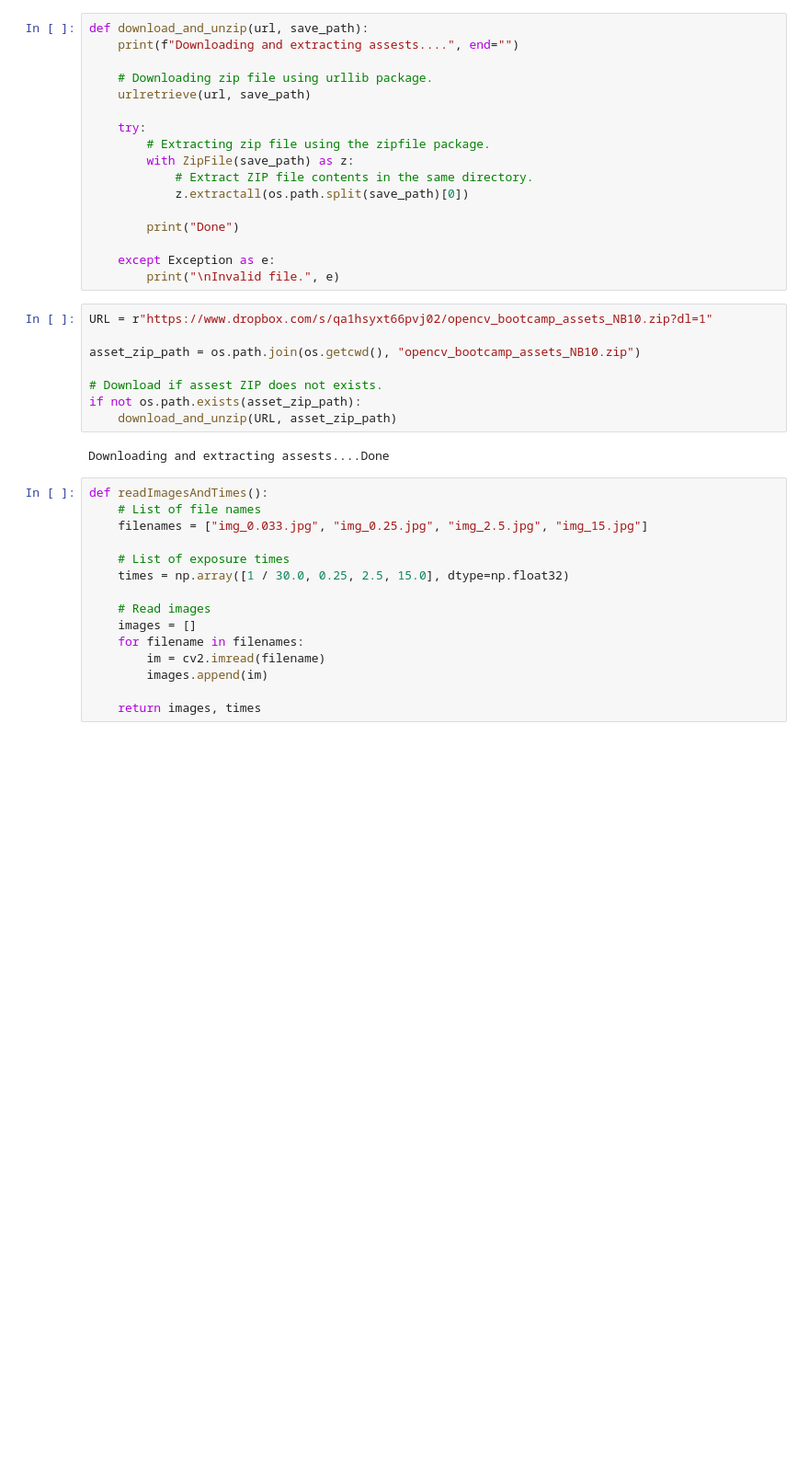
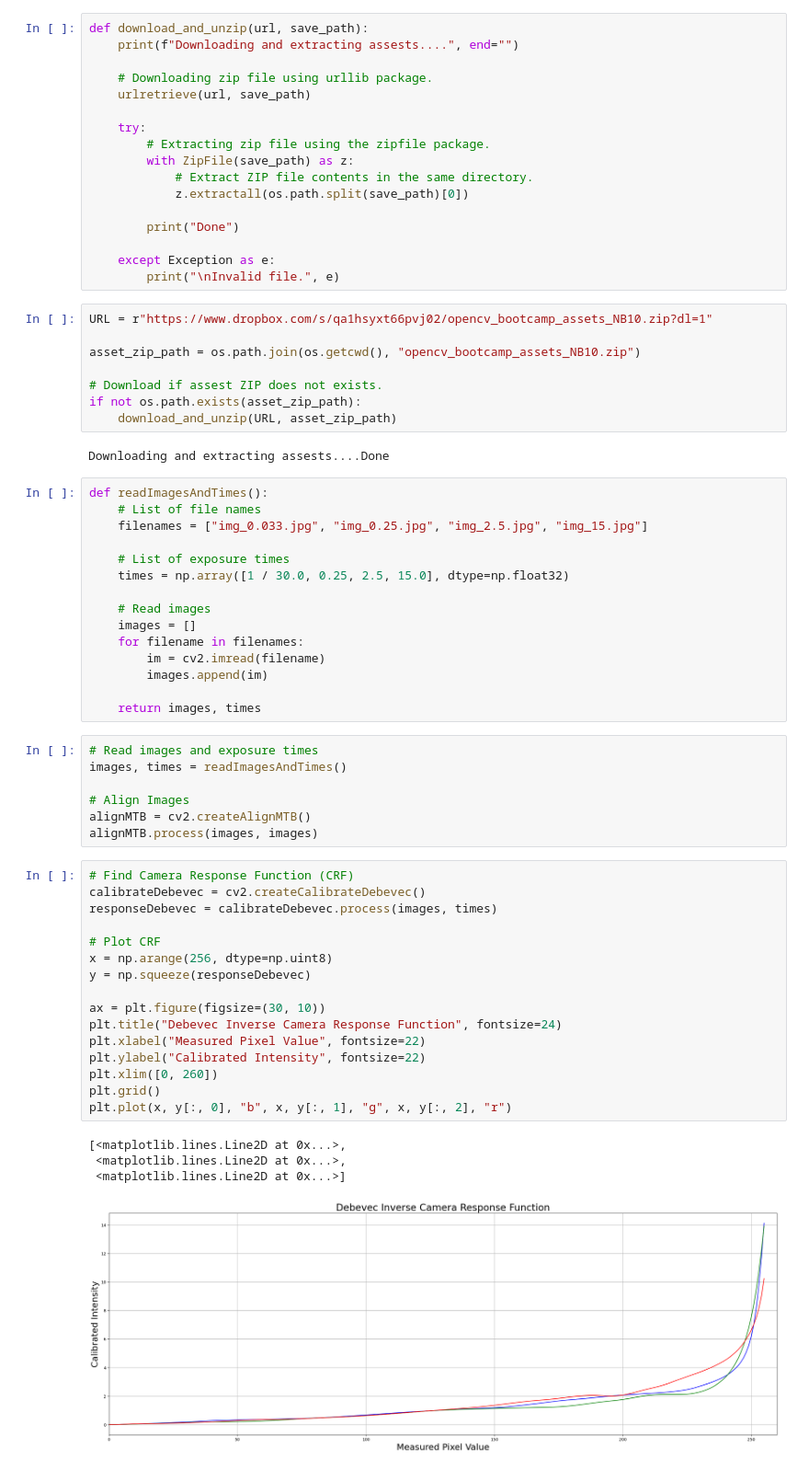
Before and after one commit to pereruannabaala/High_Dynamic_Range, a Jupyter notebook: HDR.ipynb, the cells around one changed output. Shown at 92% size. Cells and saved outputs as stored; diff of their text form; blank space fills up the shorter version.

Commit message:
Estimate camera response function

```diff
--- a/HDR.ipynb
+++ b/HDR.ipynb
@@ -51,3 +53,31 @@ def readImagesAndTimes():
         images.append(im)
 
     return images, times
+# %%
+# Read images and exposure times
+images, times = readImagesAndTimes()
+
+# Align Images
+alignMTB = cv2.createAlignMTB()
+alignMTB.process(images, images)
+# %%
+# Find Camera Response Function (CRF)
+calibrateDebevec = cv2.createCalibrateDebevec()
+responseDebevec = calibrateDebevec.process(images, times)
+
+# Plot CRF
+x = np.arange(256, dtype=np.uint8)
+y = np.squeeze(responseDebevec)
+
+ax = plt.figure(figsize=(30, 10))
+plt.title("Debevec Inverse Camera Response Function", fontsize=24)
+plt.xlabel("Measured Pixel Value", fontsize=22)
+plt.ylabel("Calibrated Intensity", fontsize=22)
+plt.xlim([0, 260])
+plt.grid()
+plt.plot(x, y[:, 0], "b", x, y[:, 1], "g", x, y[:, 2], "r")
+# %% [output]
+[<matplotlib.lines.Line2D at 0x...>,
+ <matplotlib.lines.Line2D at 0x...>,
+ <matplotlib.lines.Line2D at 0x...>]
+[figure, added]
```
Also changed, not shown: parts of 1 cell of this notebook.
